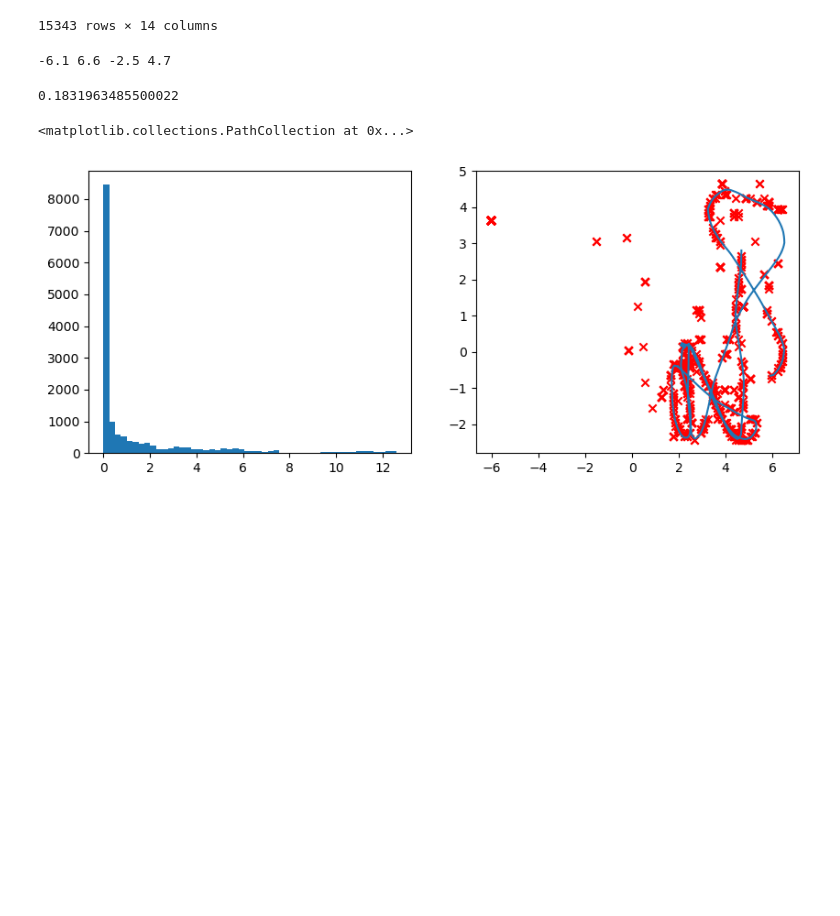
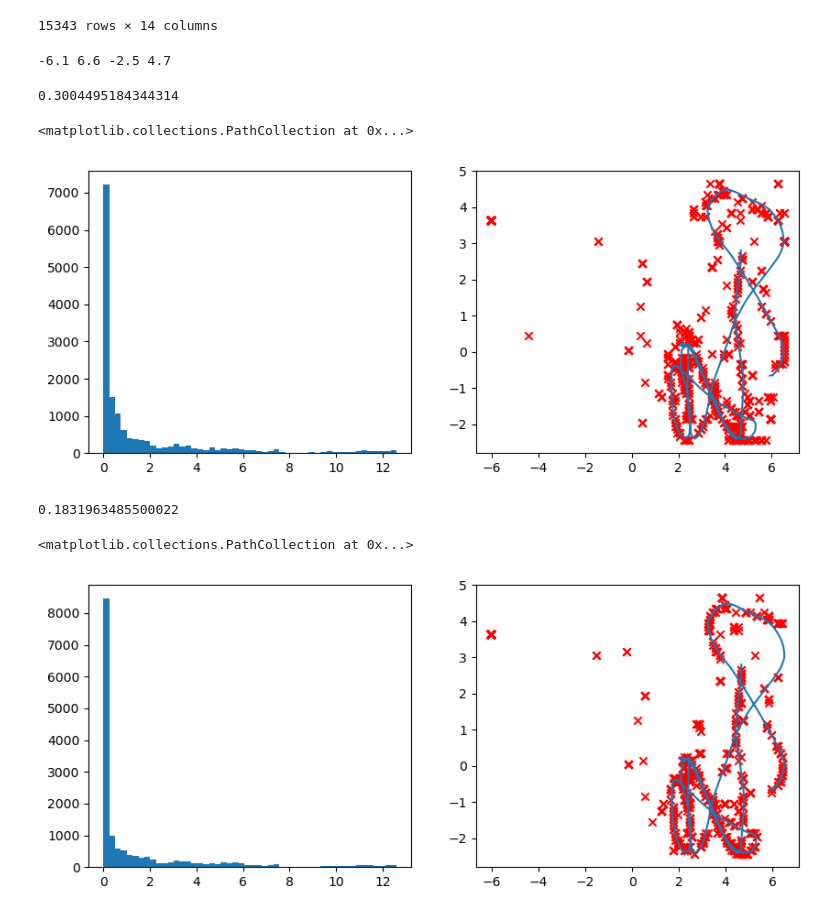
Before and after one commit to yyhhoi/HippoSLAM, a Jupyter notebook: controllers/hipposlam/bayesian_decoder.ipynb, the cells around one changed output. Drawn from its saved outputs; the diff is of its cells as text; code cells hidden in the pictures; blank space fills up the shorter version.

```diff
--- a/controllers/hipposlam/bayesian_decoder.ipynb
+++ b/controllers/hipposlam/bayesian_decoder.ipynb
@@ -109,6 +109,21 @@ for i in range(trajdf.shape[0]):
     x = trajdf['x'][i]
     y = trajdf['y'][i]
     a = trajdf['a'][i]
+    f_sigma = trajdf['f_sigma'][i]
+
+    # for k, v in f_sigma.items():
+    #
+    #
+    #     if rowid in xdict:
+    #         xdict[rowid].append(x)
+    #         ydict[rowid].append(y)
+    #         adict[rowid].append(a)
+    #
+    #     else:
+    #         xdict[rowid] = [x]
+    #         ydict[rowid] = [y]
+    #         adict[rowid] = [a]
+
     active_rowIDs = np.where(np.sum(Xmat, axis=1) > 0)[0]
 
     for rowid in active_rowIDs:
@@ -137,8 +152,8 @@ for i in tqdm(range(num_fnodes)):
 
     spmap, spmap_gau = BD.compute_spikecounts(xsp, ysp)
 
-    ratemap = BD.compute_ratemap(occ, spmap)
-    ratemap = gaussian_filter(ratemap, sigma=BD.bodysd_ind, mode='constant', cval=0)
+    ratemap = BD.compute_ratemap(occ_gau, spmap_gau)
+    # ratemap = gaussian_filter(ratemap, sigma=BD.bodysd_ind, mode='constant', cval=0)
     all_ratemaps[i, :, :] = ratemap
 
     if plot_ratemap:
@@ -190,6 +206,22 @@ for i in tqdm(range(trajdf.shape[0])):
     maxid2D_logL = np.unravel_index(maxid1D_logL, logL.shape)
     xML[i] = BD.xedm[maxid2D_logL[0]]
     yML[i] = BD.yedm[maxid2D_logL[1]]
+# %%
+fig, ax = plt.subplots(1, 2, figsize=(10, 4))
+xgt = trajdf['x'].to_numpy()
+ygt = trajdf['y'].to_numpy()
+
+mse = np.sqrt((xML - xgt)**2 + (yML - ygt)**2)
+print(np.median(mse))
+ax[0].hist(mse, bins=50)
+
+breakind=1000
+ax[1].plot(xgt[:breakind], ygt[:breakind])
+ax[1].scatter(xML[:breakind], yML[:breakind], color='r', marker='x')
+# %% [output]
+0.3004495184344314
+<matplotlib.collections.PathCollection at 0x...>
+[figure, added]
 # %%
 fig, ax = plt.subplots(1, 2, figsize=(10, 4))
 xgt = trajdf['x'].to_numpy()
```
Also changed, not shown: parts of 1 cell of this notebook.
